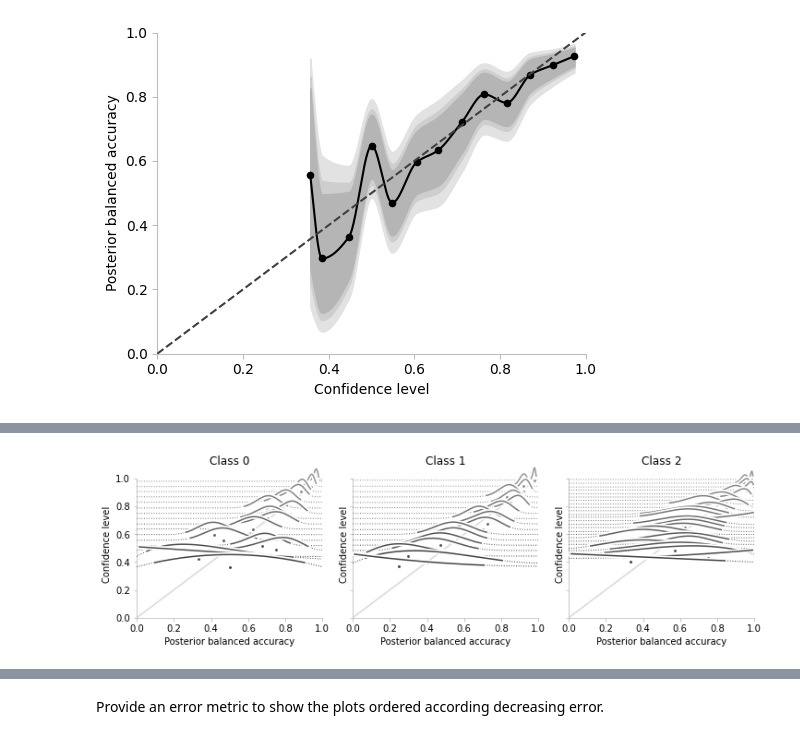
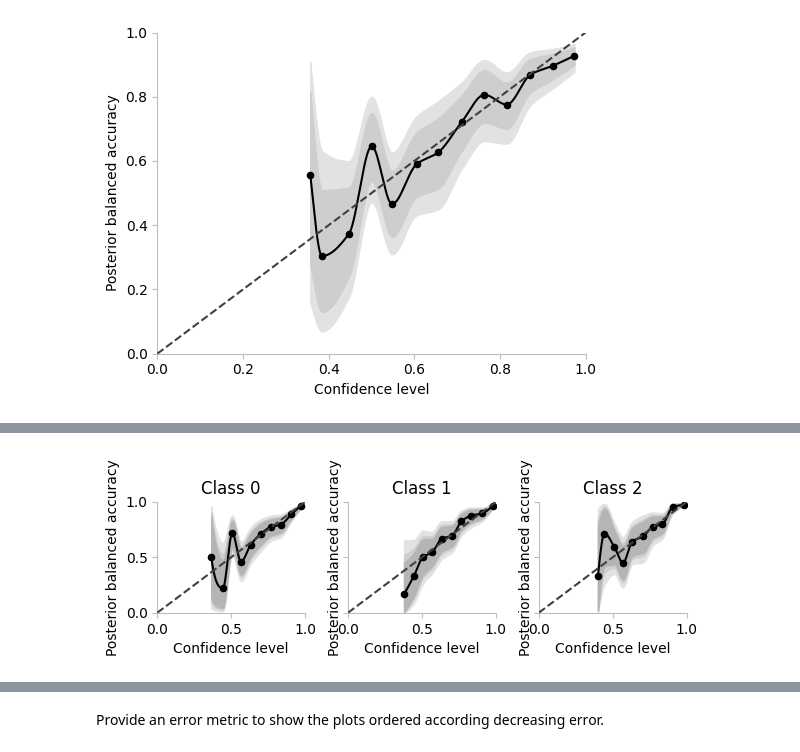
Before and after one commit to MaximLippeveld/riverreliability, a Jupyter notebook: notebooks/plots.ipynb, the cells around one changed output, grey strips where cells are left out. Saved outputs shown, nothing was run; the diff lists cells and outputs as text; code cells hidden in the pictures.

```diff
--- a/notebooks/plots.ipynb
+++ b/notebooks/plots.ipynb
@@ -245,27 +300,33 @@ posterior_reliability_diagram(y_probs.max(axis=1), y_probs.argmax(axis=1), y_tes
 # %%
 # export
 
-def class_wise_posterior_reliability_diagram(y_probs, y_preds, y_true, axes:matplotlib.axes.Axes=None, bins="fd", style:str="river", metric=None, show_k_least_calibrated:int=None):
+def class_wise_posterior_reliability_diagram(y_probs:np.array, y_preds:np.array, y_true:np.array, axes:matplotlib.axes.Axes=None, bins="fd", style:str="river", metric=None, show_k_least_calibrated:int=None, ci=None):
+    """Plot the class-wise posterior balanced accuracy-based reliability diagram.
 
-    classes = np.unique(y_true)
+    Arguments:
+    y_probs -- Array containing prediction confidences
+    y_preds -- Array containing predicted labels (shape (N,))
+    y_true -- Array containing true labels (shape (N,))
+    axes -- Axes on which the diagram will be plotted (will be decorated by `_decorate_ax`)
+    bins -- Description of amount of bins in which to divide prediction confidences (see `numpy.histogram_bin_edges` for options)
+    style -- Descriptor of style in which to plot the diagram (ridge or river)
+    ci -- Confidence interval level to plot. When style is river provide a list, otherwise a float.
 
-    if show_k_least_calibrated is None:
-        show_k_least_calibrated = len(classes)
+    Returns:
+    Axes containing the plot
+    """
 
-    plots = min(show_k_least_calibrated, len(classes))
 
-    if axes is None:
-        fig, axes = plt.subplots(1, plots, subplot_kw={"aspect": 0.75}, constrained_layout=True, sharex=True, sharey=True, dpi=72)
-    assert len(axes) == plots, f"Wrong amount of axes provided: {plots} needed, but {len(axes)} provided."
+    num_classes, axes = _pre_plot_checks(y_probs, y_preds, y_true, axes, ci, style, show_k_least_calibrated)
 
-    y_true_binarized = label_binarize(y_true, classes=classes)
-    y_preds_binarized = label_binarize(y_preds, classes=classes)
+    y_true_binarized = label_binarize(y_true, classes=np.arange(num_classes))
+    y_preds_binarized = label_binarize(y_preds, classes= np.arange(num_classes))
 
     if metric is None:
-        a = classes
+        a = np.arange(num_classes)
     else:
         metric_values = []
-        for c in classes:
+        for c in np.arange(num_classes):
             probs = np.where(y_preds_binarized[:, c]==0, 1-y_probs[:, c], y_probs[:, c])
             metric_values.append(metric(probs, y_preds_binarized[:, c], y_true_binarized[:, c]))
 
@@ -276,4 +337,6 @@ def class_wise_posterior_reliability_diagram(y_probs, y_preds, y_true, axes:matp
 
         ax.set_title(f"Class {c}")
 
-        posterior_reliability_diagram(probs, y_preds_binarized[:, c], y_true_binarized[:, c], ax, bins, exact=True, style=style)
+        posterior_reliability_diagram(probs, y_preds_binarized[:, c], y_true_binarized[:, c], ax, bins, style=style, ci=ci)
+
+    return axes
@@ -285,5 +343,4 @@ class_wise_posterior_reliability_diagram(y_probs, y_probs.argmax(axis=1), y_test
-# %%
-fig, axes = plt.subplots(1, 3, subplot_kw={"aspect": 0.75}, constrained_layout=True, sharex=True, sharey=True, dpi=72, figsize=(10, 3))
-class_wise_posterior_reliability_diagram(y_probs, y_probs.argmax(axis=1), y_test, axes=axes, bins="fd", style="ridge")
-# %% [output]
-[figure, removed]
+# %%
+class_wise_posterior_reliability_diagram(y_probs, y_probs.argmax(axis=1), y_test, bins=15)
+# %% [output]
+[figure, added]
```
Also changed, not shown: parts of 17 cells of this notebook, 14 other files.
